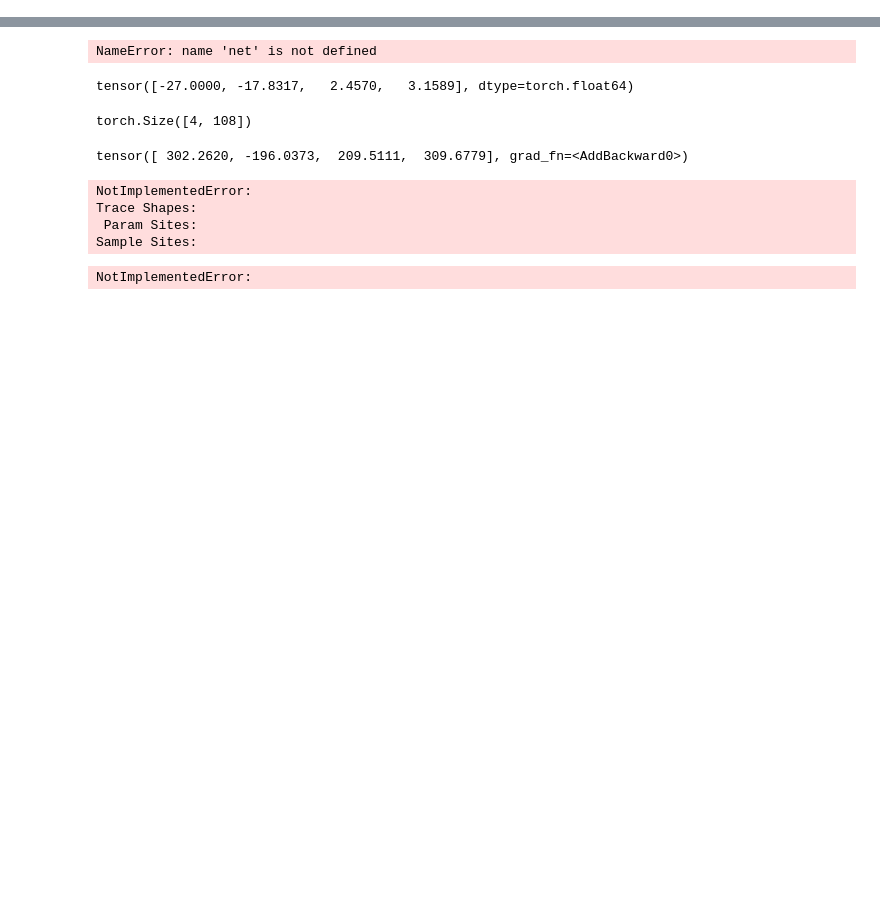
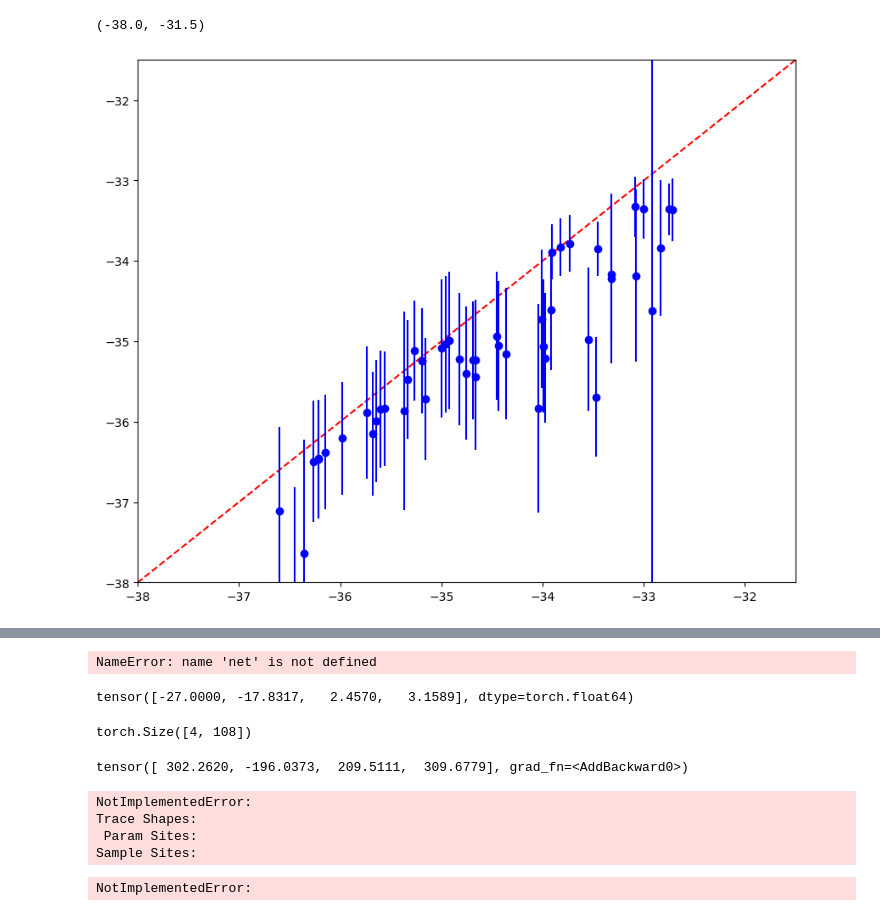
Before and after one commit to farrisric/aenet-PyTorch, a Jupyter notebook: src/bayesian_test.ipynb, the cells around one changed output, grey strips where cells are left out. Cells and saved outputs as stored; diff of their text form; code cells hidden in the pictures; blank space fills up the shorter version.

```diff
--- a/src/bayesian_test.ipynb
+++ b/src/bayesian_test.ipynb
@@ -223,3 +206,31 @@ ax.set_xlim(-38,-31.5)
+# %%
+grp_descrp, grp_energy, logic_reduce = get_train_test(grouped_valid_loader)
+for x in range(10000):
+    elbos.append(svi.step(grp_descrp, logic_reduce, grp_energy))
+# %%
+samples = predictive(grp_descrp, logic_reduce)
+pred_summary = summary(samples)
+mu = pred_summary["_RETURN"]
+y = pred_summary["obs"]
+# %%
+i = 0
+fig, ax = plt.subplots(1,1, figsize=(10,8))
+x = np.linspace(-100,100,1000)
+ax.plot(x,x, '--r')
+for y_pred, y_std, y in zip(mu['mean'], mu['std'], grp_energy):
+    #plt.scatter(y, y_pred, color='b')
+    ax.errorbar(y, y_pred,fmt='o', c='blue', yerr=y_std)
+    #ax[1].errorbar(y_pred, y,fmt='o', c='red', xerr=y_std)
+    i += 1
+
+    if i == 50:
+        break
+
+ax.set_ylim(-38,-31.5)
+ax.set_xlim(-38,-31.5)
+# %% [output]
+(-38.0, -31.5)
+[figure, added]
 # %%
 for i in zip(mu['_RETURN']['mean'], mu['_RETURN']['std'], grp_energy):
     print(i)
```
Also changed, not shown: parts of 9 cells of this notebook.
